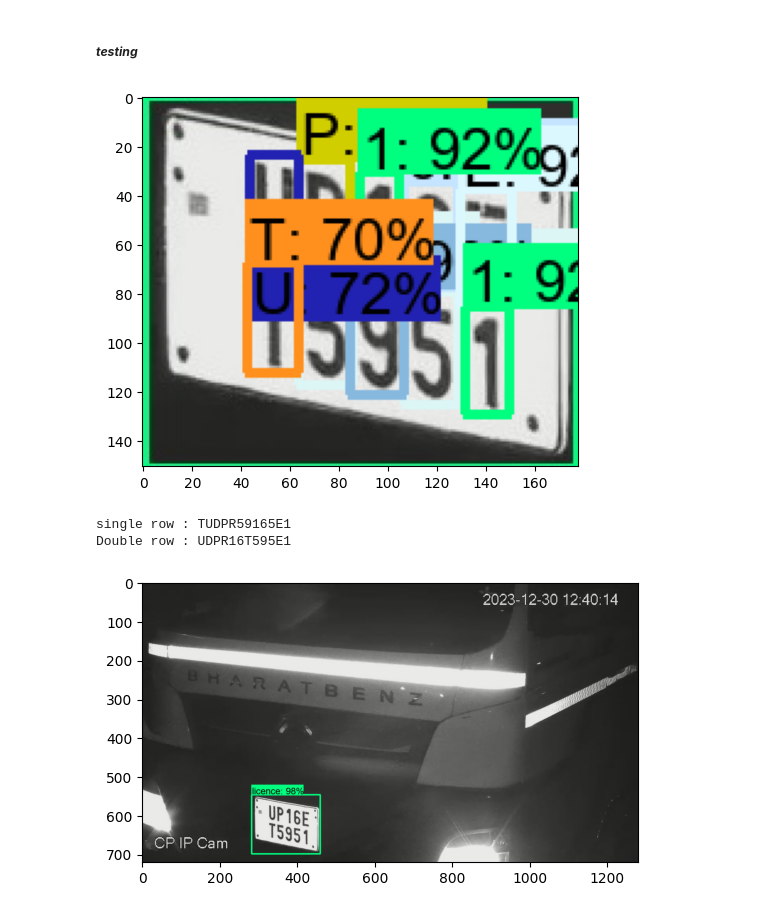
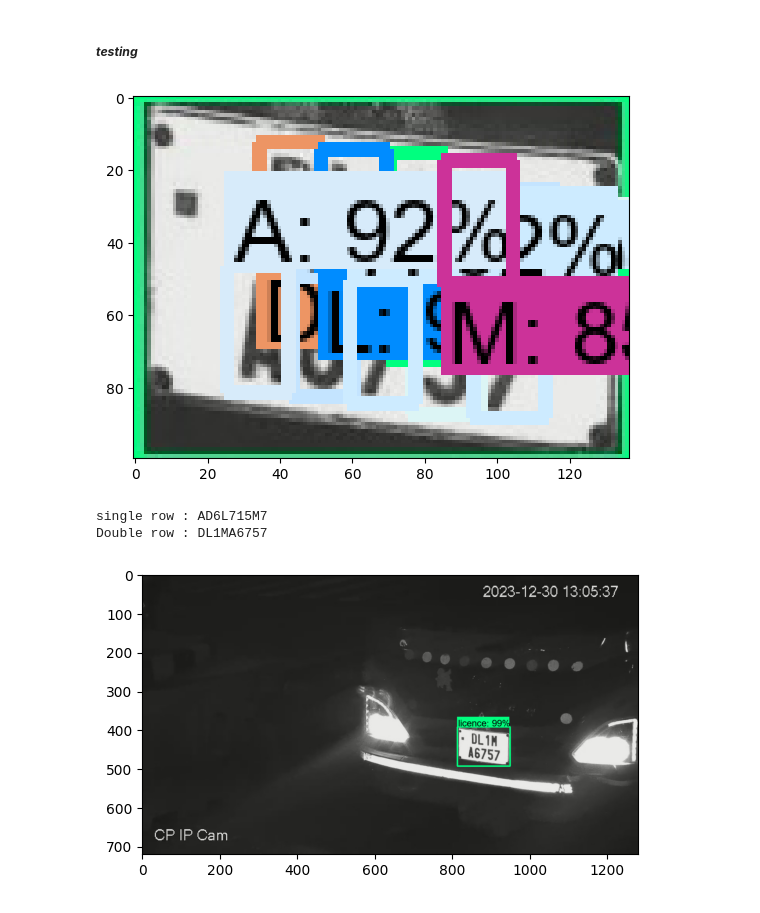
Before and after one commit to Ganga-Yadav/anprApp, a Jupyter notebook: ocr.ipynb, the cells around one changed output. Cells and saved outputs as stored; diff of their text form; code cells hidden in the pictures.

```diff
--- a/ocr.ipynb
+++ b/ocr.ipynb
@@ -475,7 +475,7 @@ def detect_fn(image):
     return output_dict
 
 # Read and preprocess the input image
-IMAGE_PATH = r'C:\Users\Msdn08\Desktop\Test_Img\test1\img (44).jpg'
+IMAGE_PATH = r'C:\Users\Msdn08\Desktop\Test_Img\test1\img (186).jpg'
 img = cv2.imread(IMAGE_PATH)
 image_np = np.array(img)
 
@@ -484,34 +484,34 @@ detections = detect_fn(image_np)
 
 num_detections = int(detections.pop('num_detections'))
 detections = {key: value[0, :num_detections].numpy() for key, value in detections.items()}
 detections['num_detections'] = num_detections
 
 # Convert detection_classes to integers
 detections['detection_classes'] = detections['detection_classes'].astype(int)
 
 # Visualization
 label_id_offset = 0
 image_np_with_detections = image_np.copy()
 min_threshold=0.6
 viz_utils.visualize_boxes_and_labels_on_image_array(
     image_np_with_detections,
     detections['detection_boxes'],
     detections['detection_classes'] + label_id_offset,  # Ensure detection classes are integers
     detections['detection_scores'],
     category_index,
     use_normalized_coordinates=True,
     max_boxes_to_draw=10,
     min_score_thresh=min_threshold,
     agnostic_mode=False
 )
 regions_paths = roi_it(image_np_with_detections, detections, min_threshold)
 for region_path in regions_paths:
         perform_detection(region_path)
 # Display the result
 plt.imshow(cv2.cvtColor(image_np_with_detections, cv2.COLOR_BGR2RGB))
 plt.show()
 # %% [output]
-[figure, old version]
+[figure, new version]
-single row : TUDPR59165E1
-Double row : UDPR16T595E1
+single row : AD6L715M7
+Double row : DL1MA6757
-[figure, old version]
+[figure, new version]
```
